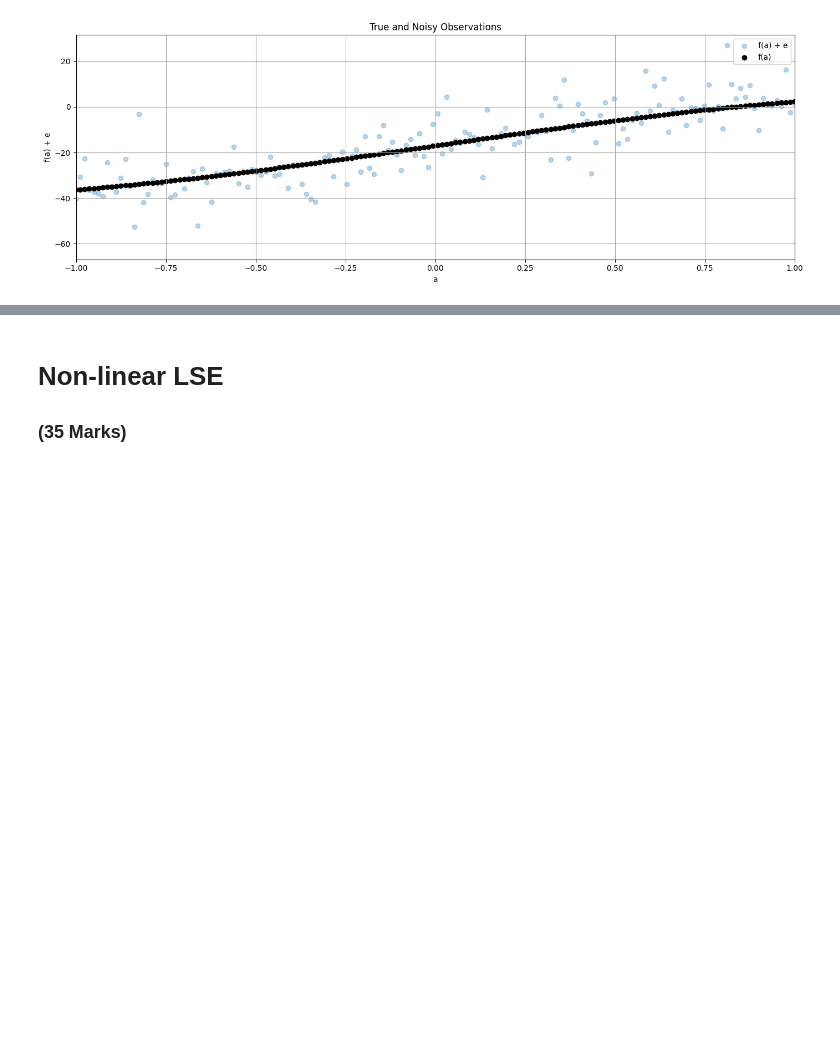
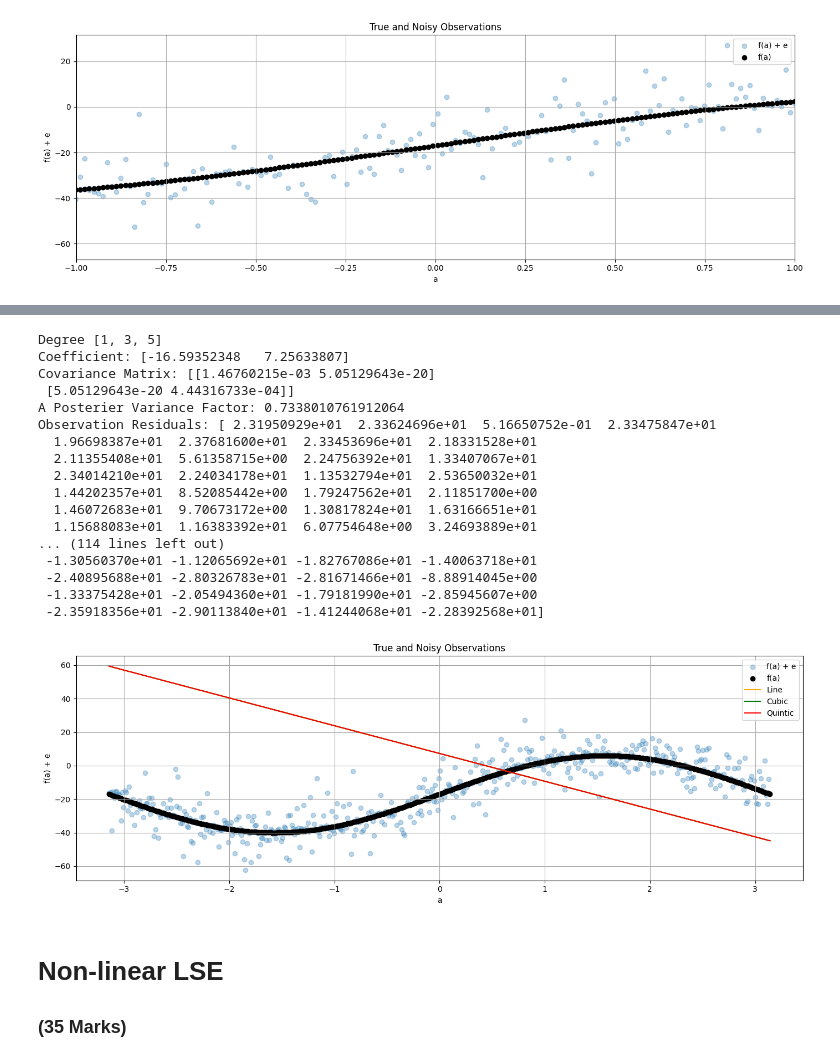
Before and after one commit to KatiaAbdulBaki/engg680_2024_fall, a Jupyter notebook: Lab_Assignment2/Non-linearLeastSquareEstimationProblem.ipynb, the cells around one changed output, grey strips where cells are left out. Saved outputs shown, nothing was run; the diff lists cells and outputs as text; code cells hidden in the pictures; blank space fills up the shorter version.

```diff
--- a/Lab_Assignment2/Non-linearLeastSquareEstimationProblem.ipynb
+++ b/Lab_Assignment2/Non-linearLeastSquareEstimationProblem.ipynb
@@ -240,4 +255,5 @@ plt.show()
 # now, let's define the P matrix with the proper weights of observation
 # use the variance of observation l_var, define P matrix
 # (1 mark)
-P = #...
+P = np.diag(1/l_var)
+print(P)
@@ -249,3 +268,73 @@ P = #...
+# %%
+# step 13
+# repeat the steps 6-10, using the proper P matrix
+# (10 marks)
+deg = [1,3,5]
+results = {}
+for d in deg:
+    x_w, cov_x_w, apv_w, v_w = fit_polynomial_curve(a, l, P, d)
+    results[d] = (x_w, cov_x_w, apv_w, v_w)
+print(f"\nDegree {deg}")
+print("Coefficient:", results[d][0])
+print("Covariance Matrix:", results[d][1])
+print("A Posterier Variance Factor:", results[d][2])
+print("Observation Residuals:", results[d][3])
+
+import numpy as np
+a=np.array(a)
+line_w = np.polyval(np.atleast_1d(results[1][0]),a)
+cubic_w = np.polyval(np.atleast_1d(results[3][0]),a)
+quintic_w = np.polyval(np.atleast_1d(results[5][0]),a)
+
+fig, ax = plt.subplots(nrows=1, ncols=1, figsize=(14, 5))
+a_plot = np.linspace(a.min(), a.max(), len(l))
+l = np.asarray(l).flatten()  # Convert l to a 1D array
+l_true = np.asarray(l_true).flatten()  # Convert l_true to a 1D array
+plt.scatter(a_plot, l, color='tab:blue', marker='o', alpha=0.3, label='f(a) + e')
+plt.scatter(a_plot, l_true, color='k', label='f(a)')
+line_w = np.polyval(np.atleast_1d(results[1][0]),a_plot)
+cubic_w = np.polyval(np.atleast_1d(results[3][0]),a_plot)
+quintic_w = np.polyval(np.atleast_1d(results[5][0]),a_plot)
+plt.plot(a_plot, line_w, color='orange', label='Line')
+plt.plot(a_plot, cubic_w, color='green', label='Cubic')
+plt.plot(a_plot, quintic_w, color='red', label='Quintic')
+plt.title('True and Noisy Observations')
+plt.xlabel('a')
+plt.ylabel('f(a) + e')
+plt.legend(loc='upper right')
+ax.grid(True, which='both',ls='-',color='0.65')
+fig.tight_layout()
+plt.show()
+
+print("A Posterier Variance Factor for Line (Weighted):", results[1][2])
+print("A Posterier Variance Factor for Cubic (Weighted):", results[3][2])
+print("A Posterier Variance Factor for Quintic (Weighted):", results[5][2])
+
+norm_deg1 = np.linalg.norm(results[1][3])
+norm_deg3 = np.linalg.norm(results[3][3])
+norm_deg5 = np.linalg.norm(results[5][3])
+print("Norm for Line and True Observation:", norm_deg1)
+print("Norm for Cubic and True Observation:", norm_deg3)
+print("Norm for Quintic and True Observation:", norm_deg5)
+# %% [output]
+Degree [1, 3, 5]
+Coefficient: [-16.59352348   7.25633807]
+Covariance Matrix: [[1.46760215e-03 5.05129643e-20]
+ [5.05129643e-20 4.44316733e-04]]
+A Posterier Variance Factor: 0.7338010761912064
+Observation Residuals: [ 2.31950929e+01  2.33624696e+01  5.16650752e-01  2.33475847e+01
+  1.96698387e+01  2.37681600e+01  2.33453696e+01  2.18331528e+01
+  2.11355408e+01  5.61358715e+00  2.24756392e+01  1.33407067e+01
+  2.34014210e+01  2.24034178e+01  1.13532794e+01  2.53650032e+01
+  1.44202357e+01  8.52085442e+00  1.79247562e+01  2.11851700e+00
+  1.46072683e+01  9.70673172e+00  1.30817824e+01  1.63166651e+01
+  1.15688083e+01  1.16383392e+01  6.07754648e+00  3.24693889e+01
+... (114 lines left out)
+ -1.30560370e+01 -1.12065692e+01 -1.82767086e+01 -1.40063718e+01
+ -2.40895688e+01 -2.80326783e+01 -2.81671466e+01 -8.88914045e+00
+ -1.33375428e+01 -2.05494360e+01 -1.79181990e+01 -2.85945607e+00
+ -2.35918356e+01 -2.90113840e+01 -1.41244068e+01 -2.28392568e+01]
+[figure, added]
 # %%
 # step 14
 # Compare the results of a posterier variance factor and norm from unweighted LSE and weighted LSE, what phenomena do you observe? Explain this phenomena.
```
Also changed, not shown: parts of 9 cells of this notebook.
